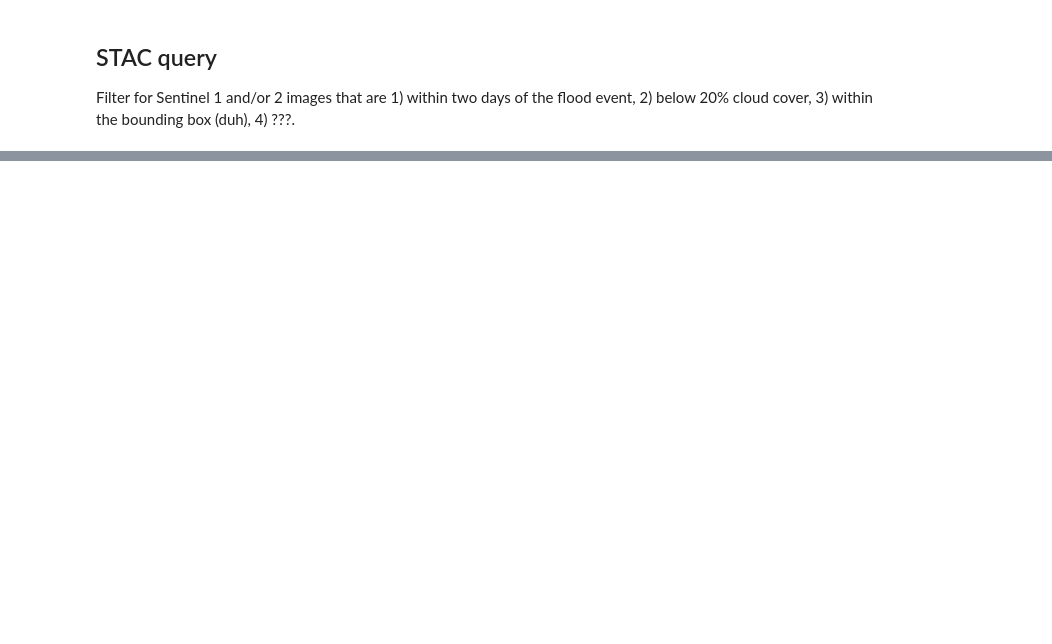
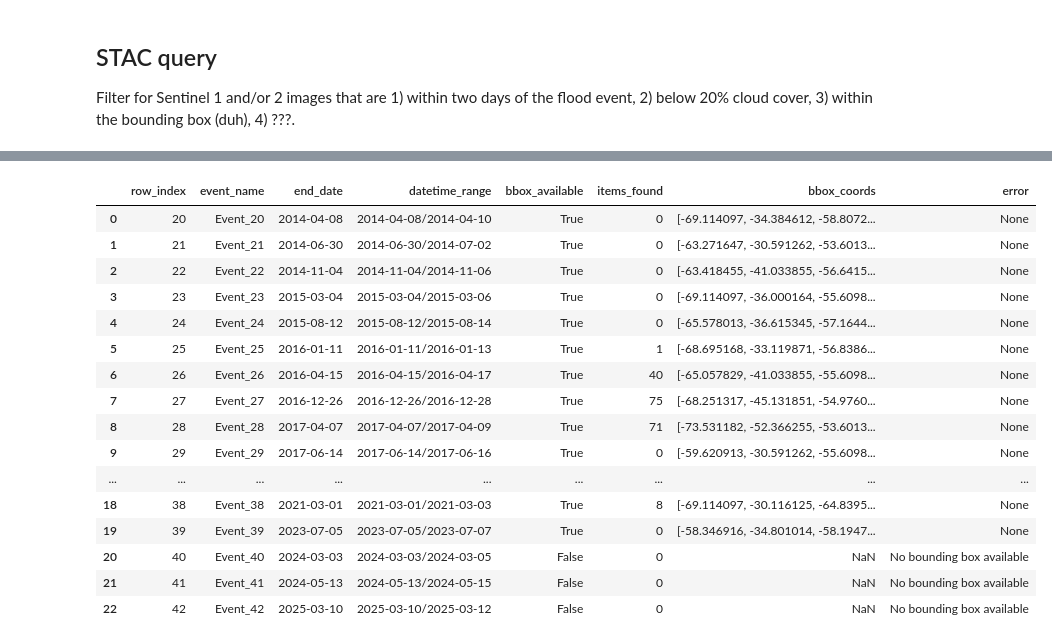
Before and after one commit to nlebovits/arg-inundaciones, a Jupyter notebook: src/main.ipynb, the cells around one changed output, grey strips where cells are left out. Drawn from its saved outputs; the diff is of its cells as text; code cells hidden in the pictures; blank space fills up the shorter version.

```diff
--- a/src/main.ipynb
+++ b/src/main.ipynb
@@ -467,6 +469,16 @@ Bounding box area: 34.577455
 # %%
 import pandas as pd
 from tqdm import tqdm
+
+# Filter out observations before 2014
+emdat_filtered = emdat[emdat["end_date"].notna()].copy()
+emdat_filtered["end_date_obj"] = pd.to_datetime(emdat_filtered["end_date"])
+emdat_filtered = emdat_filtered[emdat_filtered["end_date_obj"] >= "2014-01-01"]
+
+print("=== FILTERING RESULTS ===")
+print(f"Original rows: {len(emdat)}")
+print(f"Rows with valid end_date: {len(emdat[emdat['end_date'].notna()])}")
+print(f"Rows after 2014 filter: {len(emdat_filtered)}")
 
 # Initialize results storage
 results = []
@@ -474,16 +486,24 @@ results = []
 print("=== SEARCHING SENTINEL-2 L2A FOR ALL EMDAT ROWS ===")
 
 # Process each row
-for idx, row in tqdm(emdat.iterrows(), total=len(emdat), desc="Processing rows"):
+for idx, row in tqdm(
+    emdat_filtered.iterrows(), total=len(emdat_filtered), desc="Processing rows"
+):
     try:
+        # Get event name, fallback to row index if missing or nan
+        event_name = row.get("Event Name", None)
+        if pd.isna(event_name) or not event_name:
+            event_name = f"Event_{idx}"
+
         # Get bounding box for this row
         bbox_geometry, bbox_dict = get_flood_bounding_box(row, "ARG")
 
         if bbox_geometry is None:
+            print(f"[Row {idx}] No bounding box available for event '{event_name}'")
             results.append(
                 {
                     "row_index": idx,
-                    "event_name": row.get("Event Name", "Unknown"),
+                    "event_name": event_name,
                     "end_date": row.get("end_date", None),
                     "datetime_range": row.get("datetime_range", None),
                     "bbox_available": False,
@@ -501,10 +521,11 @@ for idx, row in tqdm(emdat.iterrows(), total=len(emdat), desc="Processing rows")
         datetime_range = row.get("datetime_range")
 
         if datetime_range is None:
+            print(f"[Row {idx}] No valid date range for event '{event_name}'")
             results.append(
                 {
                     "row_index": idx,
-                    "event_name": row.get("Event Name", "Unknown"),
+                    "event_name": event_name,
                     "end_date": row.get("end_date", None),
                     "datetime_range": None,
                     "bbox_available": True,
@@ -514,24 +535,32 @@ for idx, row in tqdm(emdat.iterrows(), total=len(emdat), desc="Processing rows")
             )
             continue
 
+        # Print search parameters for debugging
+        print(f"\n[Row {idx}] Searching Sentinel-2 L2A for event '{event_name}'")
+        print(f"  BBOX: {bbox}")
+        print(f"  Date range: {datetime_range}")
+        print(
+            "  Query: {'eo:cloud_cover': {'lt': 20}, 'platform': {'in': ['sentinel-2a', 'sentinel-2b']}}"
+        )
+
         # Search for Sentinel-2 L2A data with cloud cover filtering
         search = catalog.search(
             collections=["sentinel-2-l2a"],
             bbox=bbox,
             datetime=datetime_range,
             query={
-                "eo:cloud_cover": {"lt": 20},  # Less than 20% cloud cover
-                "platform": {"in": ["sentinel-2a", "sentinel-2b"]},
+                "eo:cloud_cover": {"lt": 20},  # Less than 50% cloud cover
             },
         )
 
         items = search.item_collection()
+        print(f"  Items found: {len(items)}")
 
         # Store results
         results.append(
             {
                 "row_index": idx,
-                "event_name": row.get("Event Name", "Unknown"),
+                "event_name": event_name,
                 "end_date": row.get("end_date", None),
                 "datetime_range": datetime_range,
                 "bbox_available": True,
@@ -542,10 +571,11 @@ for idx, row in tqdm(emdat.iterrows(), total=len(emdat), desc="Processing rows")
         )
 
     except Exception as e:
+        print(f"[Row {idx}] ERROR: {e}")
         results.append(
             {
                 "row_index": idx,
-                "event_name": row.get("Event Name", "Unknown"),
+                "event_name": event_name,
                 "end_date": row.get("end_date", None),
                 "datetime_range": row.get("datetime_range", None),
                 "bbox_available": False,
@@ -619,0 +677,20 @@ pn.Row(item_sel, pn.bind(get_preview, item_sel)).servable()
+# %%
+results_df
+# %% [output]
+|  | row_index | event_name | end_date | datetime_range | bbox_available | items_found | bbox_coords | error |
+| 0 | 20 | Event_20 | 2014-04-08 | 2014-04-08/2014-04-10 | True | 0 | [-69.114097, -34.384612, -58.8072... | None |
+| 1 | 21 | Event_21 | 2014-06-30 | 2014-06-30/2014-07-02 | True | 0 | [-63.271647, -30.591262, -53.6013... | None |
+| 2 | 22 | Event_22 | 2014-11-04 | 2014-11-04/2014-11-06 | True | 0 | [-63.418455, -41.033855, -56.6415... | None |
+| 3 | 23 | Event_23 | 2015-03-04 | 2015-03-04/2015-03-06 | True | 0 | [-69.114097, -36.000164, -55.6098... | None |
+| 4 | 24 | Event_24 | 2015-08-12 | 2015-08-12/2015-08-14 | True | 0 | [-65.578013, -36.615345, -57.1644... | None |
+| 5 | 25 | Event_25 | 2016-01-11 | 2016-01-11/2016-01-13 | True | 1 | [-68.695168, -33.119871, -56.8386... | None |
+| 6 | 26 | Event_26 | 2016-04-15 | 2016-04-15/2016-04-17 | True | 40 | [-65.057829, -41.033855, -55.6098... | None |
+| 7 | 27 | Event_27 | 2016-12-26 | 2016-12-26/2016-12-28 | True | 75 | [-68.251317, -45.131851, -54.9760... | None |
+| 8 | 28 | Event_28 | 2017-04-07 | 2017-04-07/2017-04-09 | True | 71 | [-73.531182, -52.366255, -53.6013... | None |
+| 9 | 29 | Event_29 | 2017-06-14 | 2017-06-14/2017-06-16 | True | 0 | [-59.620913, -30.591262, -55.6098... | None |
+| ... | ... | ... | ... | ... | ... | ... | ... | ... |
+| 18 | 38 | Event_38 | 2021-03-01 | 2021-03-01/2021-03-03 | True | 8 | [-69.114097, -30.116125, -64.8395... | None |
+| 19 | 39 | Event_39 | 2023-07-05 | 2023-07-05/2023-07-07 | True | 0 | [-58.346916, -34.801014, -58.1947... | None |
+| 20 | 40 | Event_40 | 2024-03-03 | 2024-03-03/2024-03-05 | False | 0 | NaN | No bounding box available |
+| 21 | 41 | Event_41 | 2024-05-13 | 2024-05-13/2024-05-15 | False | 0 | NaN | No bounding box available |
+| 22 | 42 | Event_42 | 2025-03-10 | 2025-03-10/2025-03-12 | False | 0 | NaN | No bounding box available |
```
Also changed, not shown: parts of 12 cells of this notebook, 2 other files.
